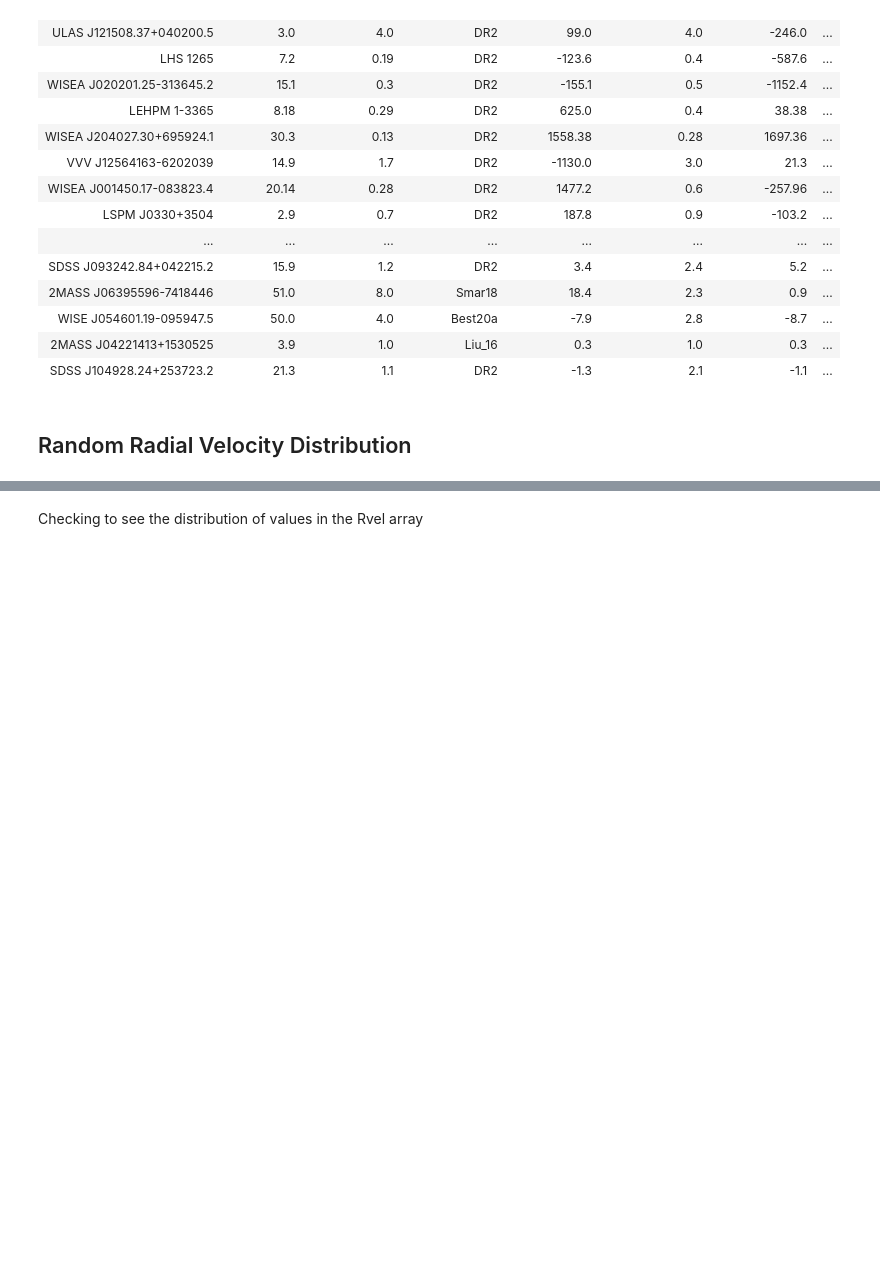
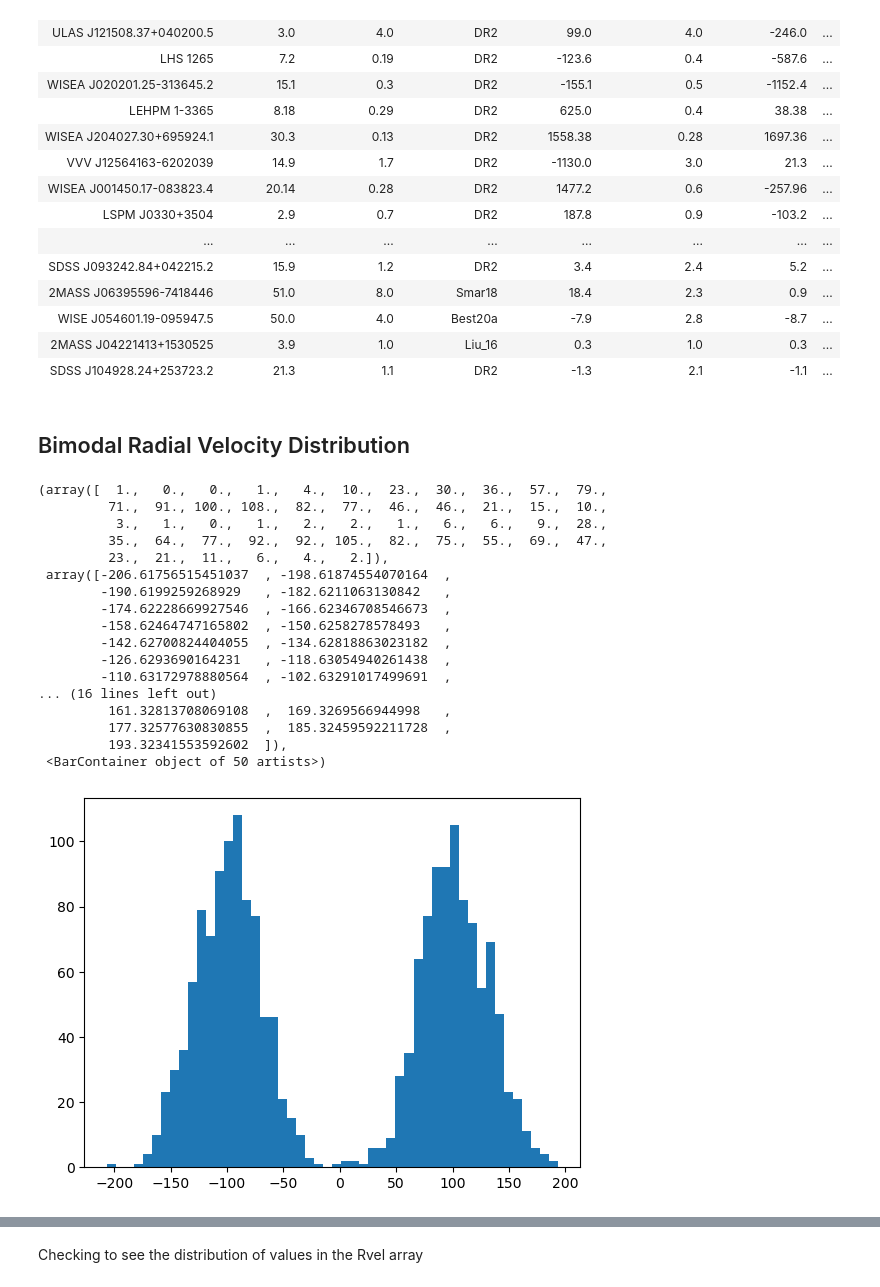
Before and after one commit to emcarthur123/Gaia-Data-Stellar-Flybys, a Jupyter notebook: lowvtan.ipynb, the cells around one changed output, grey strips where cells are left out. Saved outputs shown, nothing was run; the diff lists cells and outputs as text; code cells hidden in the pictures; blank space fills up the shorter version.

```diff
--- a/lowvtan.ipynb
+++ b/lowvtan.ipynb
@@ -52,4 +56,32 @@ Table length=1827
 | 2MASS J04221413+1530525 | 3.9 | 1.0 | Liu_16 | 0.3 | 1.0 | 0.3 | ... |
 | SDSS J104928.24+253723.2 | 21.3 | 1.1 | DR2 | -1.3 | 2.1 | -1.1 | ... |
 # %% [markdown]
-## Random Radial Velocity Distribution
+## Bimodal Radial Velocity Distribution
+# %%
+##the mean and standard deviation respectively, as well as the nummber of data points in the normal distribution
+mu, sigma = -100, 30
+mu2, sigma2 = 100, 30
+X1 = np.random.normal(mu, sigma, 913)
+X2 = np.random.normal(mu2, sigma2, 914)
+X_test = np.concatenate([X1, X2])
+
+plt.hist(X_test, 50)
+# %% [output]
+(array([  1.,   0.,   0.,   1.,   4.,  10.,  23.,  30.,  36.,  57.,  79.,
+         71.,  91., 100., 108.,  82.,  77.,  46.,  46.,  21.,  15.,  10.,
+          3.,   1.,   0.,   1.,   2.,   2.,   1.,   6.,   6.,   9.,  28.,
+         35.,  64.,  77.,  92.,  92., 105.,  82.,  75.,  55.,  69.,  47.,
+         23.,  21.,  11.,   6.,   4.,   2.]),
+ array([-206.61756515451037  , -198.61874554070164  ,
+        -190.6199259268929   , -182.6211063130842   ,
+        -174.62228669927546  , -166.62346708546673  ,
+        -158.62464747165802  , -150.6258278578493   ,
+        -142.62700824404055  , -134.62818863023182  ,
+        -126.6293690164231   , -118.63054940261438  ,
+        -110.63172978880564  , -102.63291017499691  ,
+... (16 lines left out)
+         161.32813708069108  ,  169.3269566944998   ,
+         177.32577630830855  ,  185.32459592211728  ,
+         193.32341553592602  ]),
+ <BarContainer object of 50 artists>)
+[figure, added]
```
Also changed, not shown: parts of 74 cells of this notebook, 2 other files.
